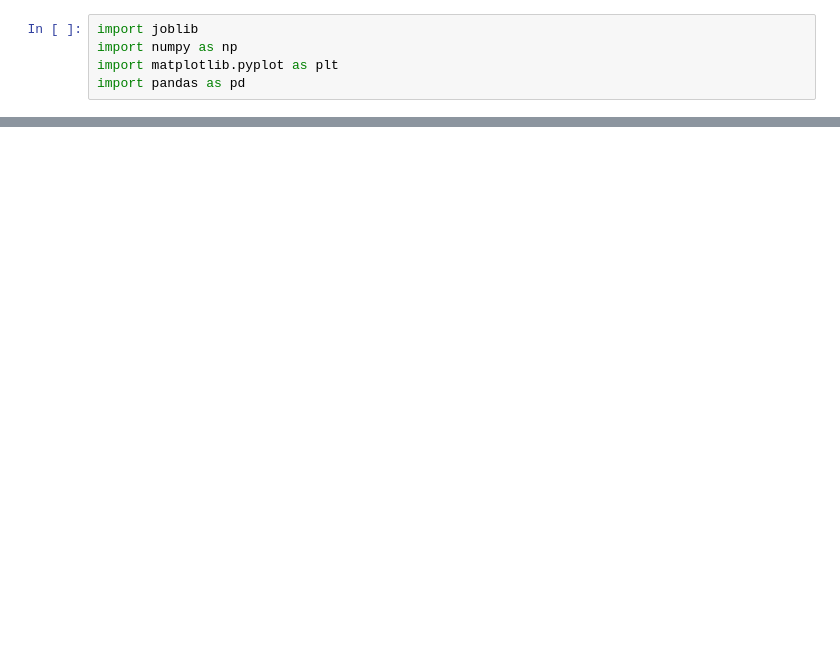
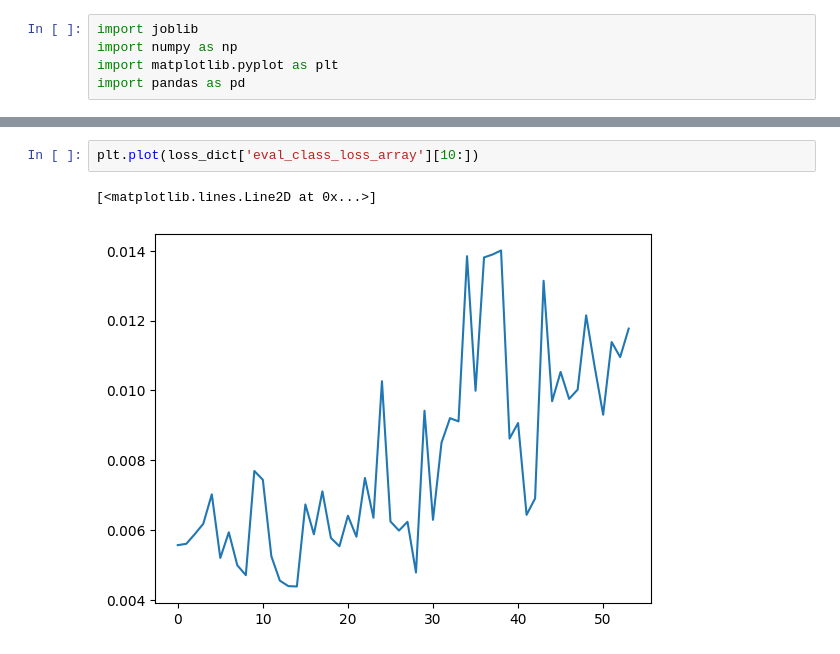
Before and after one commit to tangpan360/logwangwang, a Jupyter notebook: loss_plot.ipynb, the cells around one changed output, grey strips where cells are left out. Cells and saved outputs as stored; diff of their text form; blank space fills up the shorter version.

```diff
--- a/loss_plot.ipynb
+++ b/loss_plot.ipynb
@@ -51,0 +39,5 @@ loss_dict
+# %%
+plt.plot(loss_dict['eval_class_loss_array'][10:])
+# %% [output]
+[<matplotlib.lines.Line2D at 0x...>]
+[figure, added]
```
Also changed, not shown: parts of 8 cells of this notebook, 7 other files.
